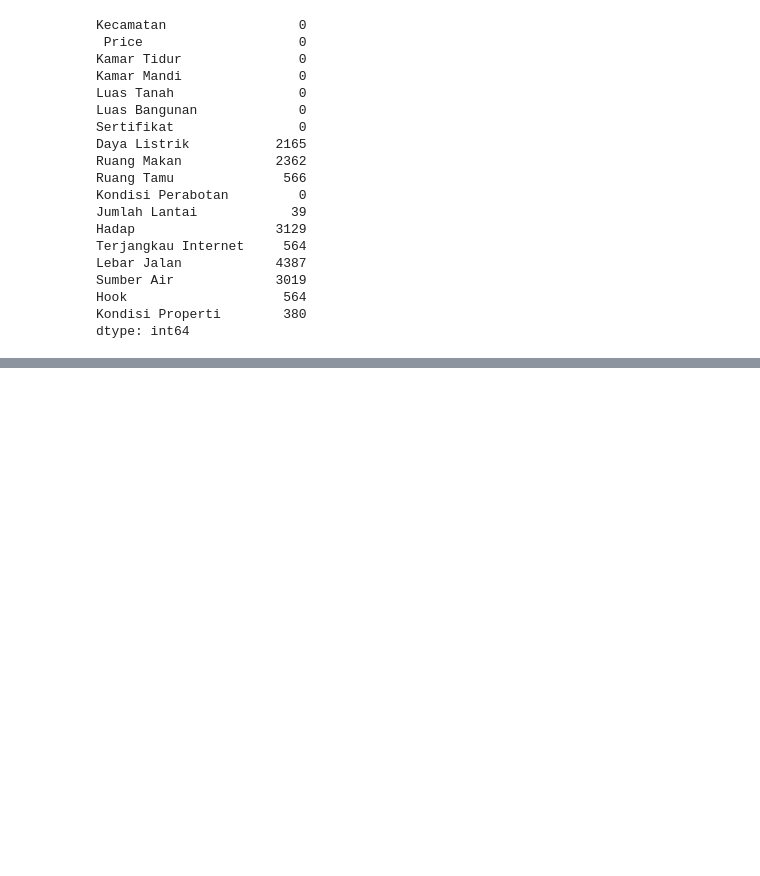
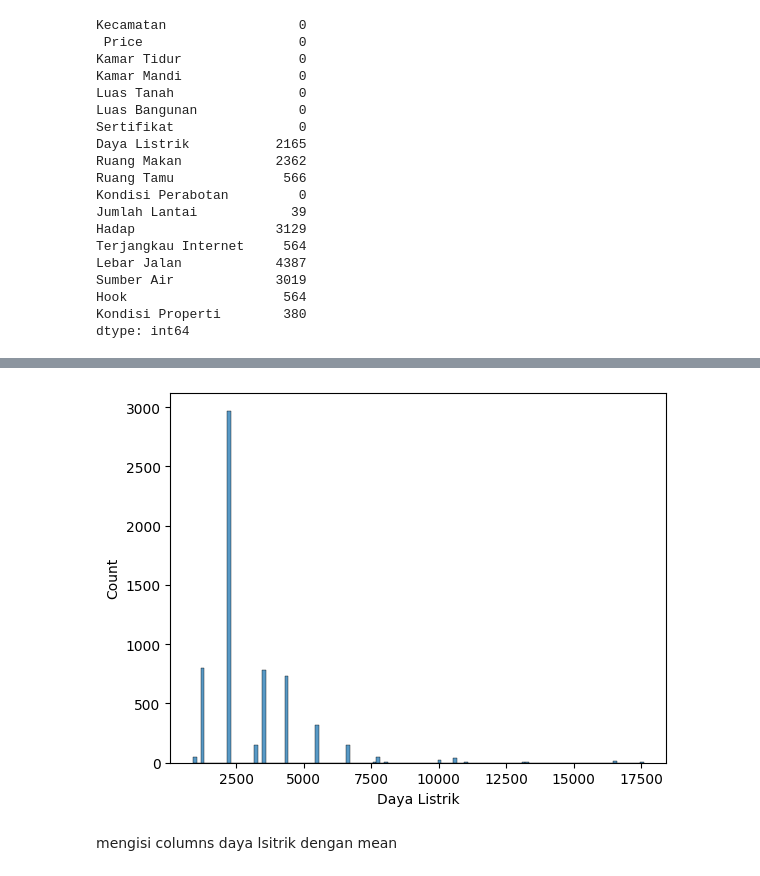
Before and after one commit to ghatpreneur/Pacman-Study-Case, a Jupyter notebook: House Surabaya/house surabaya.ipynb, the cells around one changed output, grey strips where cells are left out. Cells and saved outputs as stored; diff of their text form; code cells hidden in the pictures; blank space fills up the shorter version.

```diff
--- a/House Surabaya/house surabaya.ipynb
+++ b/House Surabaya/house surabaya.ipynb
@@ -52,0 +168,2 @@ dtype: int64
+# %%
+house.drop_duplicates(inplace=True)
@@ -52,0 +532,7 @@ dtype: int64
+# %%
+sns.histplot(data = house, x="Daya Listrik")
+plt.show()
+# %% [output]
+[figure, added]
+# %% [markdown]
+mengisi columns daya lsitrik dengan mean
```
Also changed, not shown: parts of 86 cells of this notebook, 13 other files.
